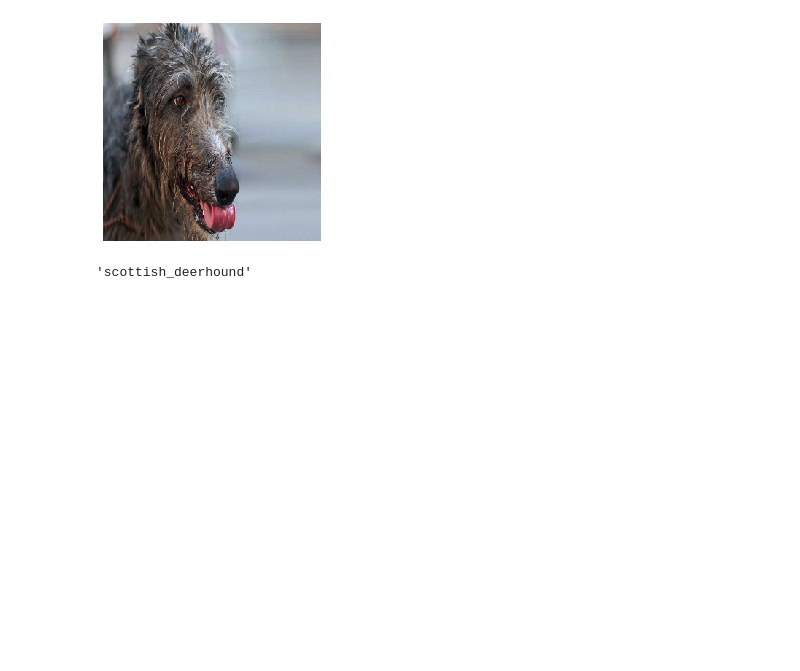
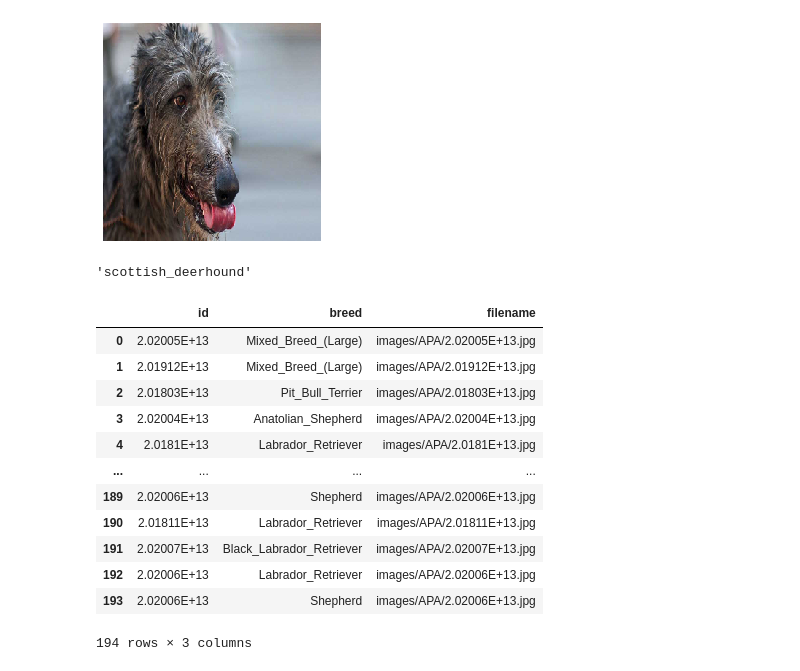
Before and after one commit to glandsly/dog-breed-identifier, a Jupyter notebook: dog_breed_detector.ipynb, the cells around one changed output. Drawn from its saved outputs; the diff is of its cells as text; code cells hidden in the pictures; blank space fills up the shorter version.

Commit message:
Added testing dataframe

```diff
--- a/dog_breed_detector.ipynb
+++ b/dog_breed_detector.ipynb
@@ -262,4 +262,19 @@ predict_from_image(img_path)
 'scottish_deerhound'
 # %%
 test_df = pd.read_csv('dog_df.csv')
-test_df['filename'] = df.apply(lambda x: ('images/' + 'APA/' + x['id'] + '.jpg'), axis=1)
+test_df['filename'] = test_df.apply(lambda x: ('images/' + 'APA/' + x['id'] + '.jpg'), axis=1)
+test_df
+# %% [output]
+|  | id | breed | filename |
+| 0 | 2.02005E+13 | Mixed_Breed_(Large) | images/APA/2.02005E+13.jpg |
+| 1 | 2.01912E+13 | Mixed_Breed_(Large) | images/APA/2.01912E+13.jpg |
+| 2 | 2.01803E+13 | Pit_Bull_Terrier | images/APA/2.01803E+13.jpg |
+| 3 | 2.02004E+13 | Anatolian_Shepherd | images/APA/2.02004E+13.jpg |
+| 4 | 2.0181E+13 | Labrador_Retriever | images/APA/2.0181E+13.jpg |
+| ... | ... | ... | ... |
+| 189 | 2.02006E+13 | Shepherd | images/APA/2.02006E+13.jpg |
+| 190 | 2.01811E+13 | Labrador_Retriever | images/APA/2.01811E+13.jpg |
+| 191 | 2.02007E+13 | Black_Labrador_Retriever | images/APA/2.02007E+13.jpg |
+| 192 | 2.02006E+13 | Labrador_Retriever | images/APA/2.02006E+13.jpg |
+| 193 | 2.02006E+13 | Shepherd | images/APA/2.02006E+13.jpg |
+194 rows × 3 columns
```
Also changed, not shown: 1 other file.
